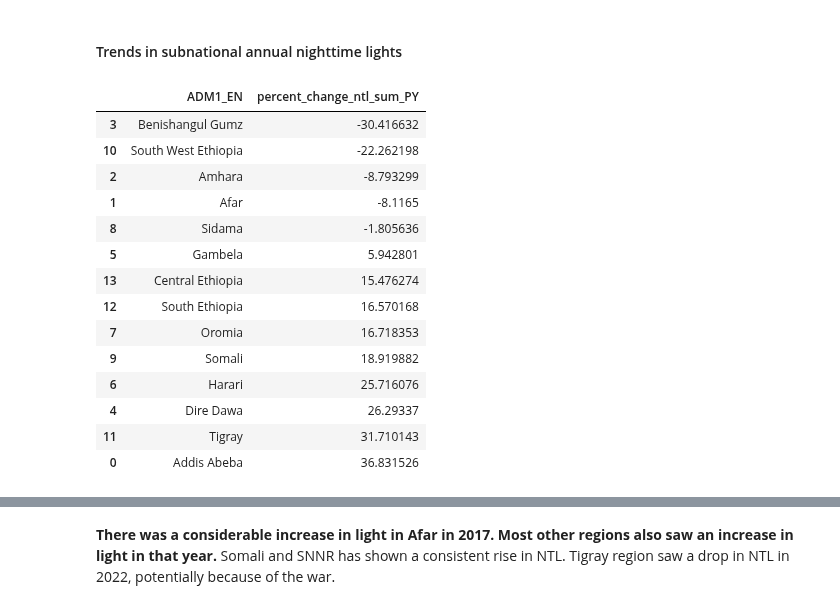
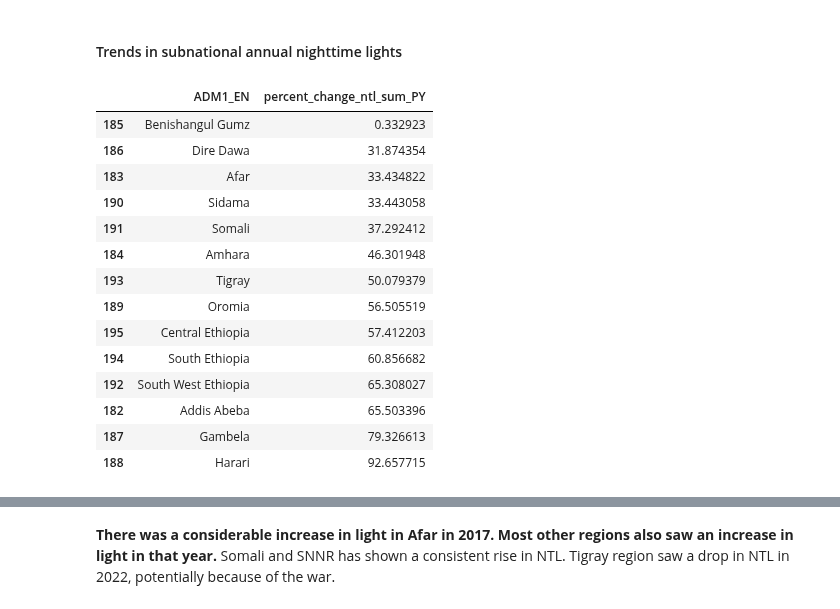
Before and after one commit to datapartnership/ethiopia-economic-monitoring, a Jupyter notebook: notebooks/nighttime-lights/nighttime-lights-collection2.ipynb, the cells around one changed output, grey strips where cells are left out. Saved outputs shown, nothing was run; the diff lists cells and outputs as text; code cells hidden in the pictures.

```diff
--- a/notebooks/nighttime-lights/nighttime-lights-collection2.ipynb
+++ b/notebooks/nighttime-lights/nighttime-lights-collection2.ipynb
@@ -175,9 +177,9 @@ ntl_adm0_monthly['date'] = pd.to_datetime(ntl_adm0_monthly['date'])
 ntl_adm1_monthly['date'] = pd.to_datetime(ntl_adm1_monthly['date'])
 ntl_adm2_monthly['date'] = pd.to_datetime(ntl_adm2_monthly['date'])
 # %%
-ntl_adm0_annual = pd.read_csv('../../ntl-collection2/ethiopia_adm0_annual_2019_2025_collection2.csv')
-ntl_adm1_annual = pd.read_csv('../../ntl-collection2/ethiopia_adm1_annual_2019_2025_collection2.csv')
-ntl_adm2_annual = pd.read_csv('../../ntl-collection2/ntl_adm2_annual_collection2.csv')
+ntl_adm0_annual = pd.read_csv("../../data/nighttime-lights/data/aggregated/annual/ntl_eth_adm0_annual.csv")
+ntl_adm1_annual = pd.read_csv("../../data/nighttime-lights/data/aggregated/annual/ntl_eth_adm1_annual.csv")
+ntl_adm2_annual = pd.read_csv("../../data/nighttime-lights/data/aggregated/annual/ntl_eth_adm2_annual.csv")
 
 ntl_adm0_annual['date'] = pd.to_datetime(ntl_adm0_annual['date'])
 ntl_adm1_annual['date'] = pd.to_datetime(ntl_adm1_annual['date'])
@@ -185,5 +187,5 @@ ntl_adm2_annual['date'] = pd.to_datetime(ntl_adm2_annual['date'])
 
 #ntl_adm0_annual.drop(columns=['Unnamed: 0'], inplace=True)
 #ntl_adm1_annual.drop(columns=['Unnamed: 0'], inplace=True)
-ntl_adm2_annual.drop(columns=['Unnamed: 0'], inplace=True)
+#ntl_adm2_annual.drop(columns=['Unnamed: 0'], inplace=True)
 # %%
@@ -524,21 +493,21 @@ plt.show()
 # %% [markdown]
 #### Trends in subnational annual nighttime lights
 # %%
-ntl_adm1_annual[ntl_adm1_annual['date']=='2024-01-01'].sort_values(by='percent_change_ntl_sum_PY')[['ADM1_EN','percent_change_ntl_sum_PY']]
+ntl_adm1_annual[ntl_adm1_annual['date']=='2025-01-01'].sort_values(by='percent_change_ntl_sum_PY')[['ADM1_EN','percent_change_ntl_sum_PY']]
 # %% [output]
 |  | ADM1_EN | percent_change_ntl_sum_PY |
-| 3 | Benishangul Gumz | -30.416632 |
-| 10 | South West Ethiopia | -22.262198 |
-| 2 | Amhara | -8.793299 |
-| 1 | Afar | -8.1165 |
-| 8 | Sidama | -1.805636 |
-| 5 | Gambela | 5.942801 |
-| 13 | Central Ethiopia | 15.476274 |
-| 12 | South Ethiopia | 16.570168 |
-| 7 | Oromia | 16.718353 |
-| 9 | Somali | 18.919882 |
-| 6 | Harari | 25.716076 |
-| 4 | Dire Dawa | 26.29337 |
-| 11 | Tigray | 31.710143 |
-| 0 | Addis Abeba | 36.831526 |
+| 185 | Benishangul Gumz | 0.332923 |
+| 186 | Dire Dawa | 31.874354 |
+| 183 | Afar | 33.434822 |
+| 190 | Sidama | 33.443058 |
+| 191 | Somali | 37.292412 |
+| 184 | Amhara | 46.301948 |
+| 193 | Tigray | 50.079379 |
+| 189 | Oromia | 56.505519 |
+| 195 | Central Ethiopia | 57.412203 |
+| 194 | South Ethiopia | 60.856682 |
+| 192 | South West Ethiopia | 65.308027 |
+| 182 | Addis Abeba | 65.503396 |
+| 187 | Gambela | 79.326613 |
+| 188 | Harari | 92.657715 |
 # %%
```
Also changed, not shown: parts of 14 cells of this notebook, 1 other file.
